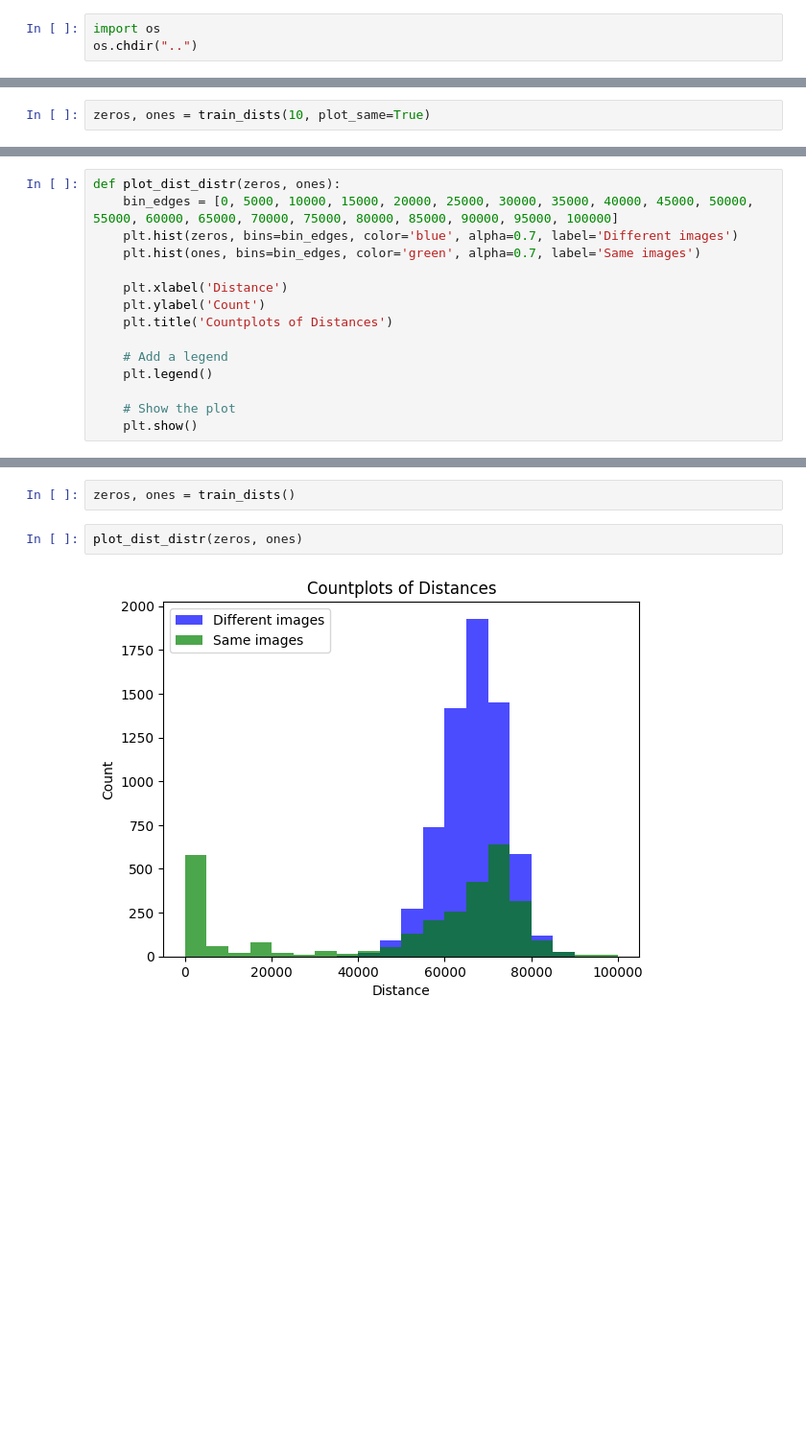
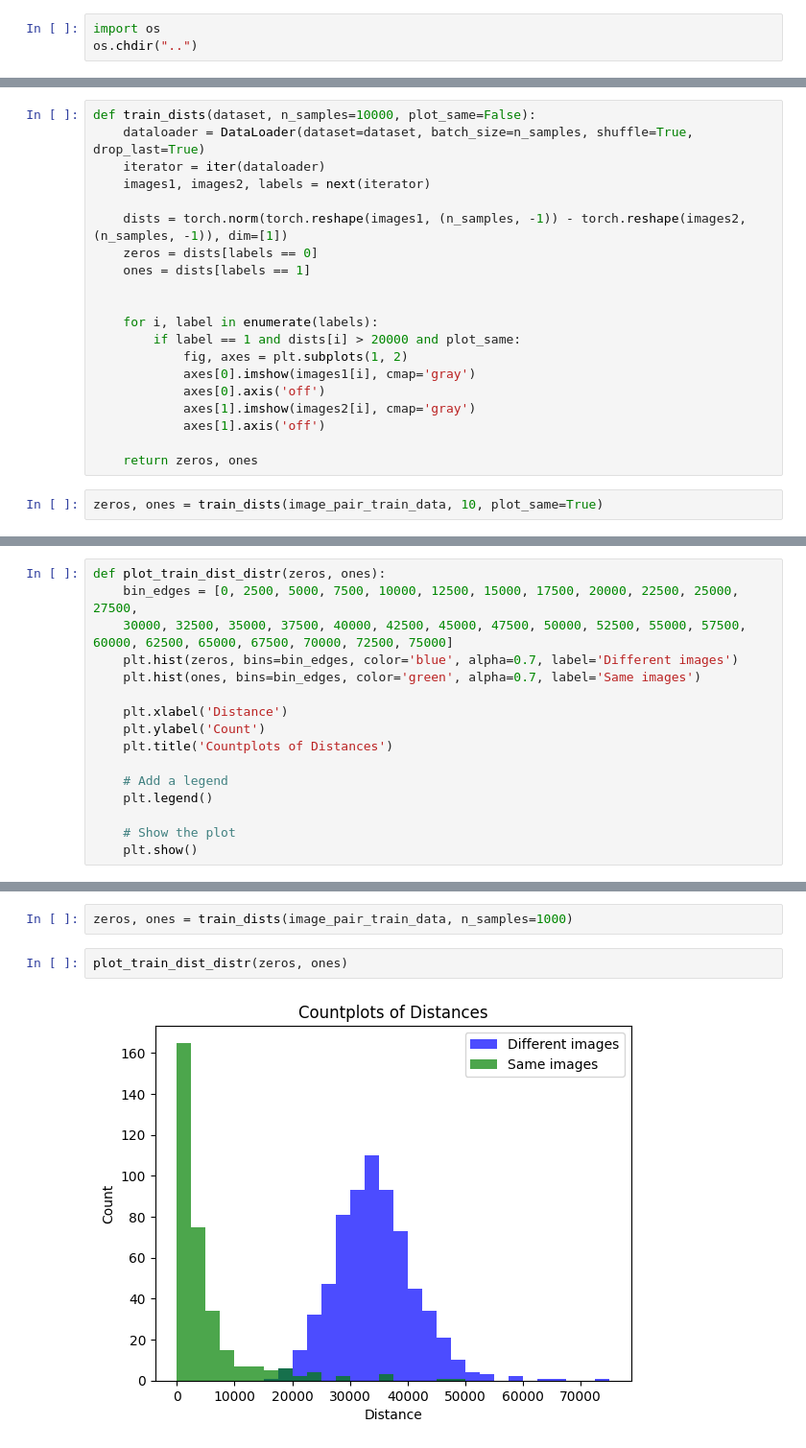
Before and after one commit to just1ce415/Kings-of-Data, a Jupyter notebook: notebooks/distance_demo.ipynb, the cells around one changed output, grey strips where cells are left out. Shown at 96% size. Cells and saved outputs as stored; diff of their text form; blank space fills up the shorter version.

Commit message:
Implemented dataset class and added useful distance demonstration.

```diff
--- a/notebooks/distance_demo.ipynb
+++ b/notebooks/distance_demo.ipynb
@@ -64,2 +71,22 @@ def train_dists(data, n_samples=10000, dataset="train", plot_same=False):
+# %%
+def train_dists(dataset, n_samples=10000, plot_same=False):
+    dataloader = DataLoader(dataset=dataset, batch_size=n_samples, shuffle=True, drop_last=True)
+    iterator = iter(dataloader)
+    images1, images2, labels = next(iterator)
+
+    dists = torch.norm(torch.reshape(images1, (n_samples, -1)) - torch.reshape(images2, (n_samples, -1)), dim=[1])
+    zeros = dists[labels == 0]
+    ones = dists[labels == 1]
+
+
+    for i, label in enumerate(labels):
+        if label == 1 and dists[i] > 20000 and plot_same:
+            fig, axes = plt.subplots(1, 2)
+            axes[0].imshow(images1[i], cmap='gray')
+            axes[0].axis('off')
+            axes[1].imshow(images2[i], cmap='gray')
+            axes[1].axis('off')
+
+    return zeros, ones
 # %%
-zeros, ones = train_dists(10, plot_same=True)
+zeros, ones = train_dists(image_pair_train_data, 10, plot_same=True)
@@ -70,6 +93,7 @@ zeros, ones = train_dists(10, plot_same=True)
 # %%
-def plot_dist_distr(zeros, ones):
-    bin_edges = [0, 5000, 10000, 15000, 20000, 25000, 30000, 35000, 40000, 45000, 50000, 55000, 60000, 65000, 70000, 75000, 80000, 85000, 90000, 95000, 100000]
+def plot_train_dist_distr(zeros, ones):
+    bin_edges = [0, 2500, 5000, 7500, 10000, 12500, 15000, 17500, 20000, 22500, 25000, 27500,
+    30000, 32500, 35000, 37500, 40000, 42500, 45000, 47500, 50000, 52500, 55000, 57500, 60000, 62500, 65000, 67500, 70000, 72500, 75000]
     plt.hist(zeros, bins=bin_edges, color='blue', alpha=0.7, label='Different images')
     plt.hist(ones, bins=bin_edges, color='green', alpha=0.7, label='Same images')
 
@@ -89,6 +113,6 @@ plot_dist_distr(zeros, ones)
 # %%
-zeros, ones = train_dists()
+zeros, ones = train_dists(image_pair_train_data, n_samples=1000)
 # %%
-plot_dist_distr(zeros, ones)
+plot_train_dist_distr(zeros, ones)
 # %% [output]
-[figure, old version]
+[figure, new version]
```
Also changed, not shown: parts of 13 cells of this notebook, 2 other files.
